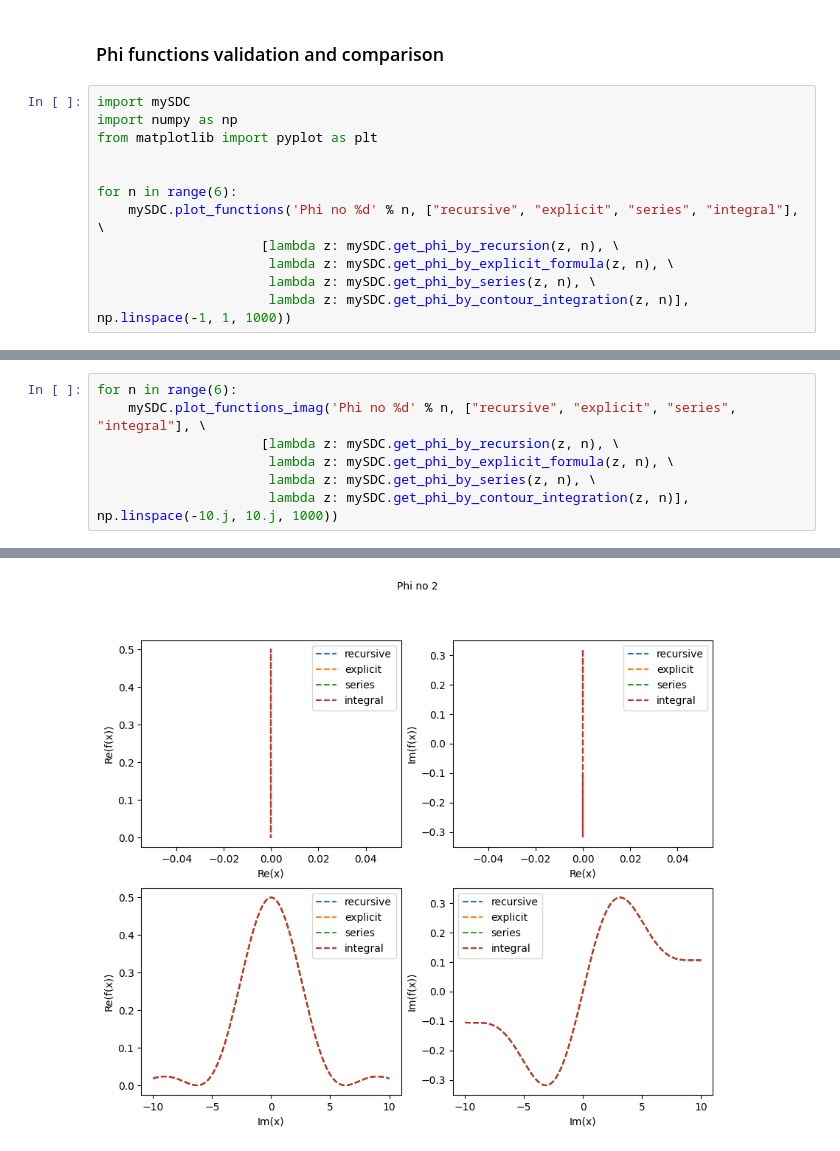
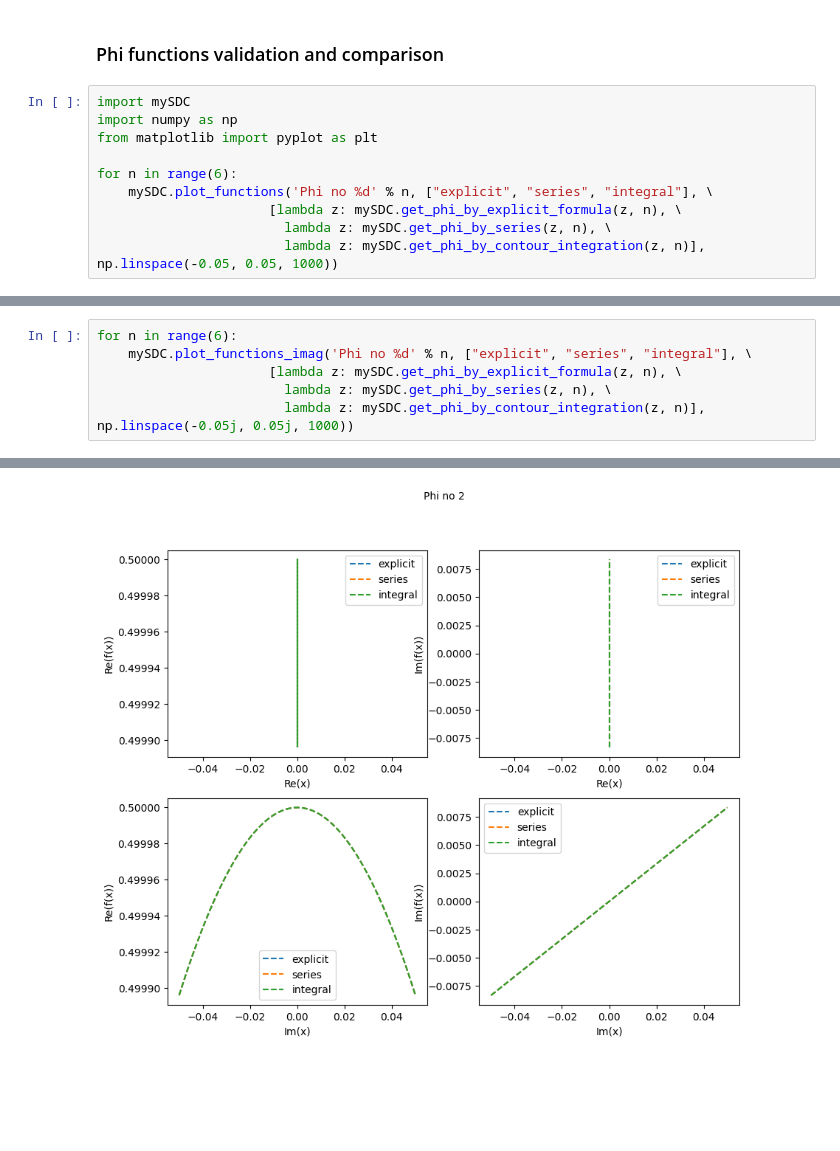
Before and after one commit to BoriskovaLiza/masterarbeit, a Jupyter notebook: prototype/phi_functions.ipynb, the cells around one changed output, grey strips where cells are left out. Saved outputs shown, nothing was run; the diff lists cells and outputs as text; blank space fills up the shorter version.

Commit message:
update plots

```diff
--- a/prototype/phi_functions.ipynb
+++ b/prototype/phi_functions.ipynb
@@ -5,11 +5,9 @@ import mySDC
 import numpy as np
 from matplotlib import pyplot as plt
 
-
 for n in range(6):
-    mySDC.plot_functions('Phi no %d' % n, ["recursive", "explicit", "series", "integral"], \
-                     [lambda z: mySDC.get_phi_by_recursion(z, n), \
-                      lambda z: mySDC.get_phi_by_explicit_formula(z, n), \
-                      lambda z: mySDC.get_phi_by_series(z, n), \
-                      lambda z: mySDC.get_phi_by_contour_integration(z, n)], np.linspace(-1, 1, 1000))
+    mySDC.plot_functions('Phi no %d' % n, ["explicit", "series", "integral"], \
+                      [lambda z: mySDC.get_phi_by_explicit_formula(z, n), \
+                        lambda z: mySDC.get_phi_by_series(z, n), \
+                        lambda z: mySDC.get_phi_by_contour_integration(z, n)], np.linspace(-0.05, 0.05, 1000))
 # %% [output]
@@ -22,8 +20,7 @@ for n in range(6):
 # %%
 for n in range(6):
-    mySDC.plot_functions_imag('Phi no %d' % n, ["recursive", "explicit", "series", "integral"], \
-                     [lambda z: mySDC.get_phi_by_recursion(z, n), \
-                      lambda z: mySDC.get_phi_by_explicit_formula(z, n), \
-                      lambda z: mySDC.get_phi_by_series(z, n), \
-                      lambda z: mySDC.get_phi_by_contour_integration(z, n)], np.linspace(-10.j, 10.j, 1000))
+    mySDC.plot_functions_imag('Phi no %d' % n, ["explicit", "series", "integral"], \
+                      [lambda z: mySDC.get_phi_by_explicit_formula(z, n), \
+                        lambda z: mySDC.get_phi_by_series(z, n), \
+                        lambda z: mySDC.get_phi_by_contour_integration(z, n)], np.linspace(-0.05j, 0.05j, 1000))
 # %% [output]
@@ -32 +29 @@ for n in range(6):
-[figure, old version]
+[figure, new version]
```
Also changed, not shown: parts of 5 cells of this notebook.
